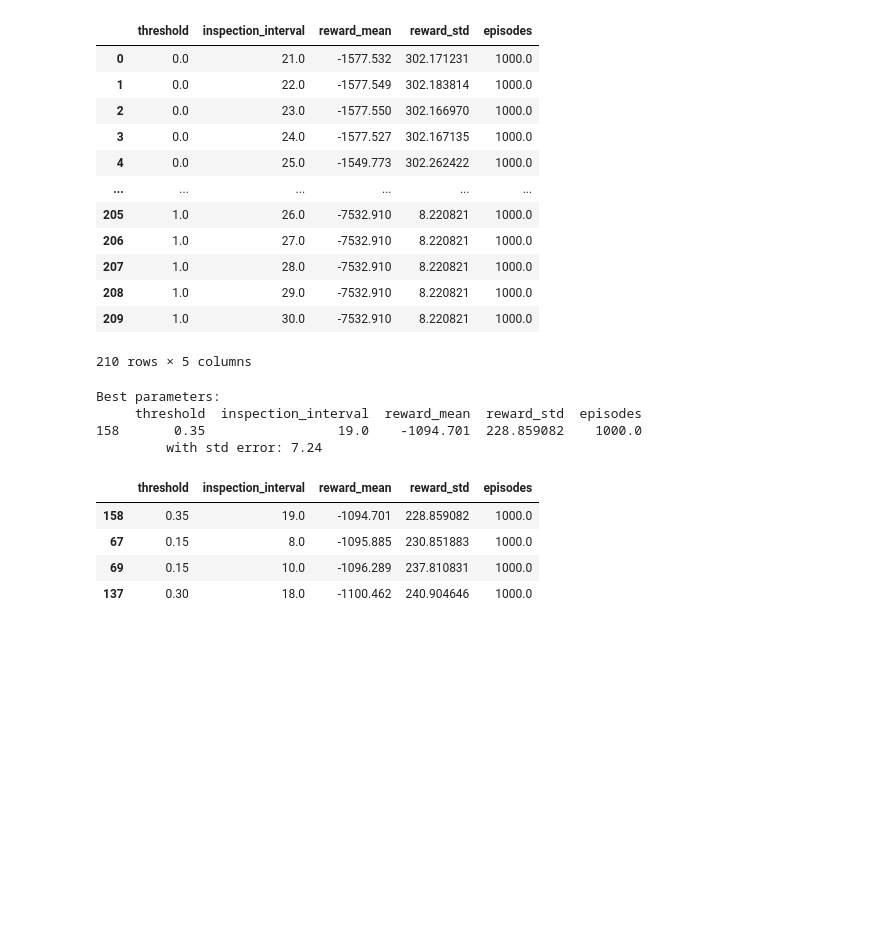
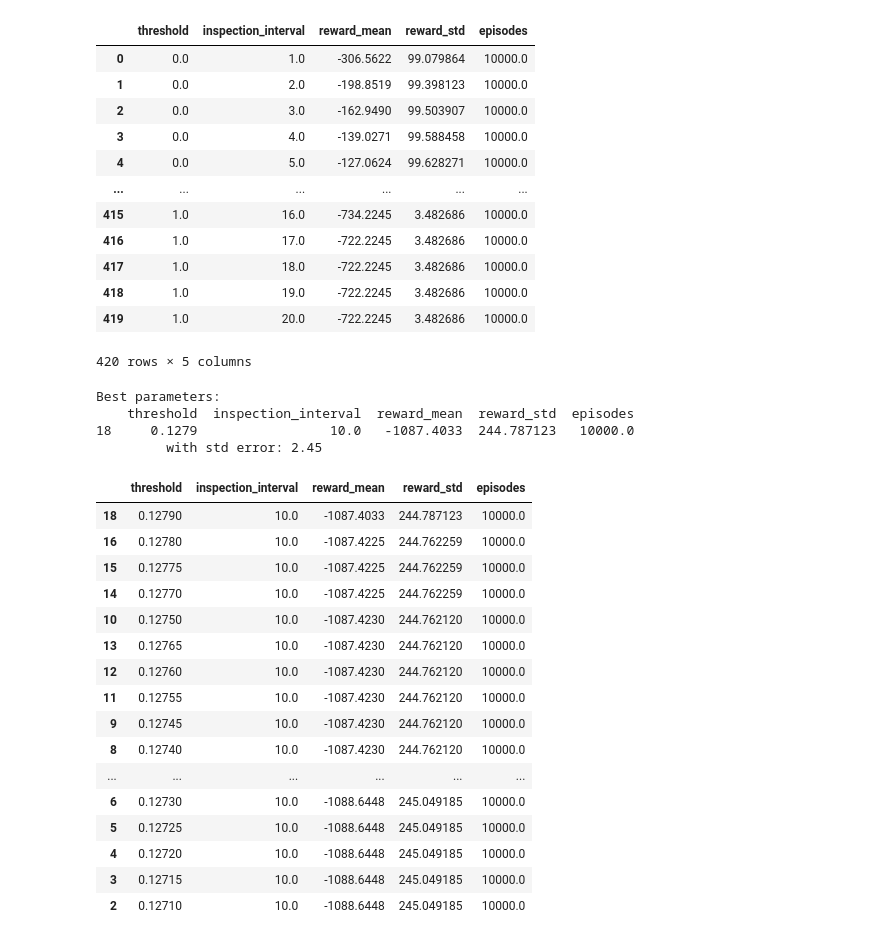
Before and after one commit to AI-for-Infrastructure-Management/imp-act, a Jupyter notebook: tune_heuristic.ipynb, the cells around one changed output. Saved outputs shown, nothing was run; the diff lists cells and outputs as text; code cells hidden in the pictures; blank space fills up the shorter version.

Commit message:
Tuning for smallest environment

```diff
--- a/tune_heuristic.ipynb
+++ b/tune_heuristic.ipynb
@@ -10,66 +10,83 @@ from policies.heuristics import TCBMHeuristicAgent
 # %%
 parameter_dict = {
     "threshold": np.arange(0,1.05,0.05),
-    "inspection_interval": np.arange(1, 51),
+    "inspection_interval": np.arange(1, 21),
 }
 
-environment = RoadEnvironment(**small_environment_dict)
+environment = RoadEnvironment(**smallest_environment_dict)
 
+threshold_area = 0.5
+inspection_interval_area = 10
 
-number_of_episodes = 5000
+number_of_episodes = 10000
+filename = f"results/TCBM_heuristic_grid_search_{threshold_area:0.2f}_{inspection_interval_area}_{number_of_episodes}"
+
 results = evaluate_heursitic_grid(
     environment = environment,
     heuristic_class = TCBMHeuristicAgent,
     parameter_dict = parameter_dict,
     number_of_episodes = number_of_episodes,
     number_of_processes = 32,
-    result_path = f"results/TCBM_heuristic_grid_search_{number_of_episodes}.csv",
-    overwrite = False,
+    result_path = f"{filename}.csv",
+    overwrite = True,
 )
 
 results
 # %% [output]
 |  | threshold | inspection_interval | reward_mean | reward_std | episodes |
-| 0 | 0.0 | 21.0 | -1577.532 | 302.171231 | 1000.0 |
-| 1 | 0.0 | 22.0 | -1577.549 | 302.183814 | 1000.0 |
-| 2 | 0.0 | 23.0 | -1577.550 | 302.166970 | 1000.0 |
-| 3 | 0.0 | 24.0 | -1577.527 | 302.167135 | 1000.0 |
-| 4 | 0.0 | 25.0 | -1549.773 | 302.262422 | 1000.0 |
+| 0 | 0.0 | 1.0 | -306.5622 | 99.079864 | 10000.0 |
+| 1 | 0.0 | 2.0 | -198.8519 | 99.398123 | 10000.0 |
+| 2 | 0.0 | 3.0 | -162.9490 | 99.503907 | 10000.0 |
+| 3 | 0.0 | 4.0 | -139.0271 | 99.588458 | 10000.0 |
+| 4 | 0.0 | 5.0 | -127.0624 | 99.628271 | 10000.0 |
 | ... | ... | ... | ... | ... | ... |
-| 205 | 1.0 | 26.0 | -7532.910 | 8.220821 | 1000.0 |
-| 206 | 1.0 | 27.0 | -7532.910 | 8.220821 | 1000.0 |
-| 207 | 1.0 | 28.0 | -7532.910 | 8.220821 | 1000.0 |
-| 208 | 1.0 | 29.0 | -7532.910 | 8.220821 | 1000.0 |
-| 209 | 1.0 | 30.0 | -7532.910 | 8.220821 | 1000.0 |
+| 415 | 1.0 | 16.0 | -734.2245 | 3.482686 | 10000.0 |
+| 416 | 1.0 | 17.0 | -722.2245 | 3.482686 | 10000.0 |
+| 417 | 1.0 | 18.0 | -722.2245 | 3.482686 | 10000.0 |
+| 418 | 1.0 | 19.0 | -722.2245 | 3.482686 | 10000.0 |
+| 419 | 1.0 | 20.0 | -722.2245 | 3.482686 | 10000.0 |
-210 rows × 5 columns
+420 rows × 5 columns
 # %%
 import pandas as pd
 # load results
-results = pd.read_csv(f"results/TCBM_heuristic_grid_search.csv")
+filename = "results/TCBM_heuristic_grid_search_0.13_10_10000"
+results = pd.read_csv(f"{filename}.csv")
 
 # find best parameters
 best = results.sort_values("reward_mean", ascending=False).head(1)
 best_reward_mean = best["reward_mean"].values[0]
 best_reward_std = best["reward_std"].values[0]
 best_reward_std_error = best["reward_std"].values[0] / np.sqrt(best["episodes"].values[0])
 
 print("Best parameters:")
 print(best)
 print("\t with std error: {:.2f}".format(best_reward_std_error))
 
 std_error_reward_range = best_reward_mean - best_reward_std_error
 
 best_results = results[results["reward_mean"] >= std_error_reward_range].sort_values("reward_mean", ascending=False)
 best_results
 # %% [output]
 Best parameters:
-     threshold  inspection_interval  reward_mean  reward_std  episodes
-158       0.35                 19.0    -1094.701  228.859082    1000.0
-         with std error: 7.24
+    threshold  inspection_interval  reward_mean  reward_std  episodes
+18     0.1279                 10.0   -1087.4033  244.787123   10000.0
+         with std error: 2.45
 |  | threshold | inspection_interval | reward_mean | reward_std | episodes |
-| 158 | 0.35 | 19.0 | -1094.701 | 228.859082 | 1000.0 |
-| 67 | 0.15 | 8.0 | -1095.885 | 230.851883 | 1000.0 |
-| 69 | 0.15 | 10.0 | -1096.289 | 237.810831 | 1000.0 |
-| 137 | 0.30 | 18.0 | -1100.462 | 240.904646 | 1000.0 |
+| 18 | 0.12790 | 10.0 | -1087.4033 | 244.787123 | 10000.0 |
+| 16 | 0.12780 | 10.0 | -1087.4225 | 244.762259 | 10000.0 |
+| 15 | 0.12775 | 10.0 | -1087.4225 | 244.762259 | 10000.0 |
+| 14 | 0.12770 | 10.0 | -1087.4225 | 244.762259 | 10000.0 |
+| 10 | 0.12750 | 10.0 | -1087.4230 | 244.762120 | 10000.0 |
+| 13 | 0.12765 | 10.0 | -1087.4230 | 244.762120 | 10000.0 |
+| 12 | 0.12760 | 10.0 | -1087.4230 | 244.762120 | 10000.0 |
+| 11 | 0.12755 | 10.0 | -1087.4230 | 244.762120 | 10000.0 |
+| 9 | 0.12745 | 10.0 | -1087.4230 | 244.762120 | 10000.0 |
+| 8 | 0.12740 | 10.0 | -1087.4230 | 244.762120 | 10000.0 |
+| ... | ... | ... | ... | ... | ... |
+| 6 | 0.12730 | 10.0 | -1088.6448 | 245.049185 | 10000.0 |
+| 5 | 0.12725 | 10.0 | -1088.6448 | 245.049185 | 10000.0 |
+| 4 | 0.12720 | 10.0 | -1088.6448 | 245.049185 | 10000.0 |
+| 3 | 0.12715 | 10.0 | -1088.6448 | 245.049185 | 10000.0 |
+| 2 | 0.12710 | 10.0 | -1088.6448 | 245.049185 | 10000.0 |
 # %%
 # load results
```
Also changed, not shown: parts of 3 cells of this notebook, 1 other file.
